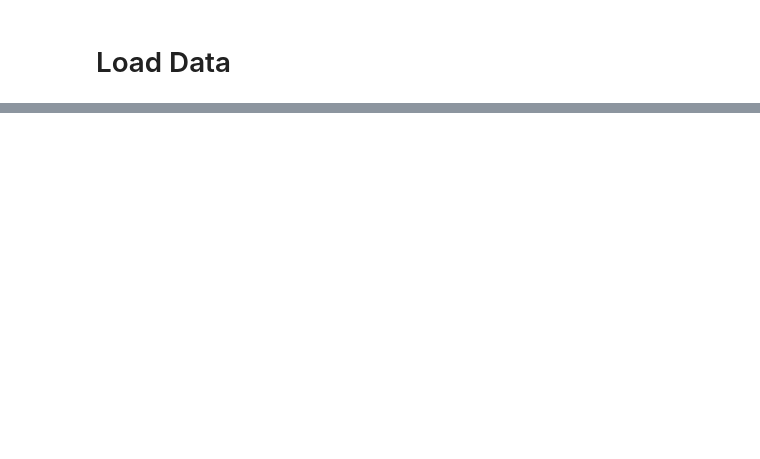
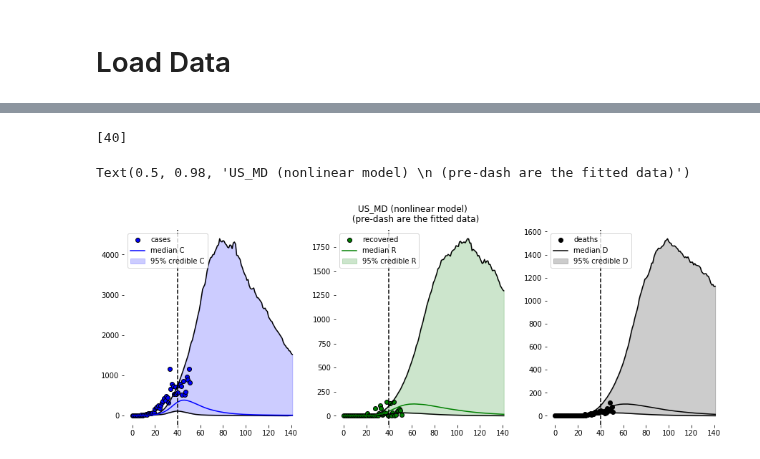
Before and after one commit to ccc1685/covid-19, a Jupyter notebook: Stan/postmodel_US.ipynb, the cells around one changed output, grey strips where cells are left out. Drawn from its saved outputs; the diff is of its cells as text; code cells hidden in the pictures; blank space fills up the shorter version.

```diff
--- a/Stan/postmodel_US.ipynb
+++ b/Stan/postmodel_US.ipynb
@@ -316 +347,42 @@ plt.xlim(0,indtfit)
+# %%
+ind = np.where(DF['dates2']=='04/15/20')[0] - t0
+print(ind)
+f,ax = plt.subplots(1,3,figsize=(15,5))
+ax[0].plot(DF["new_cases"].values[t0:],'bo', markeredgecolor='k',label="cases")
+ax[0].plot(cub,'k')
+ax[0].plot(clb,'k')
+ax[0].plot(cm,color='b',label='median C',alpha=1)
+x = np.arange(nproj)
+ax[0].fill_between(x,clb, cub,color='b',label='95% credible C',alpha=0.2)
+ax[0].axvline(ind,linestyle='dashed', color='k')
+simpleaxis(ax[0])
+ax[0].legend(loc=2)
+
+ax[1].plot(DF["new_recover"].values[t0:],'go', markeredgecolor='k',label="recovered")
+ax[1].plot(rub,'k')
+ax[1].plot(rlb,'k')
+ax[1].plot(rm,color='g',label='median R',alpha=1)
+x = np.arange(nproj)
+ax[1].fill_between(x,rlb, rub,color='g',label='95% credible R',alpha=0.2)
+ax[1].axvline(ind,linestyle='dashed', color='k')
+simpleaxis(ax[1])
+ax[1].legend(loc=2)
+
+ax[2].plot(DF["new_deaths"].values[t0:],'ko', markeredgecolor='k',label="deaths")
+ax[2].plot(dub,'k')
+ax[2].plot(dlb,'k')
+ax[2].plot(dm,color='k',label='median D',alpha=1)
+x = np.arange(nproj)
+ax[2].fill_between(x,dlb, dub,color='k',label='95% credible D',alpha=0.2)
+ax[2].axvline(ind,linestyle='dashed', color='k')
+simpleaxis(ax[2])
+ax[2].legend(loc=2)
+# ax[2].set_ylim((0,1200))
+
+
+plt.suptitle(roi+' (nonlinear model) \n (pre-dash are the fitted data)')
+# %% [output]
+[40]
+Text(0.5, 0.98, 'US_MD (nonlinear model) \n (pre-dash are the fitted data)')
+[figure, added]
 # %%
```
Also changed, not shown: parts of 8 cells of this notebook, 3 other files.
